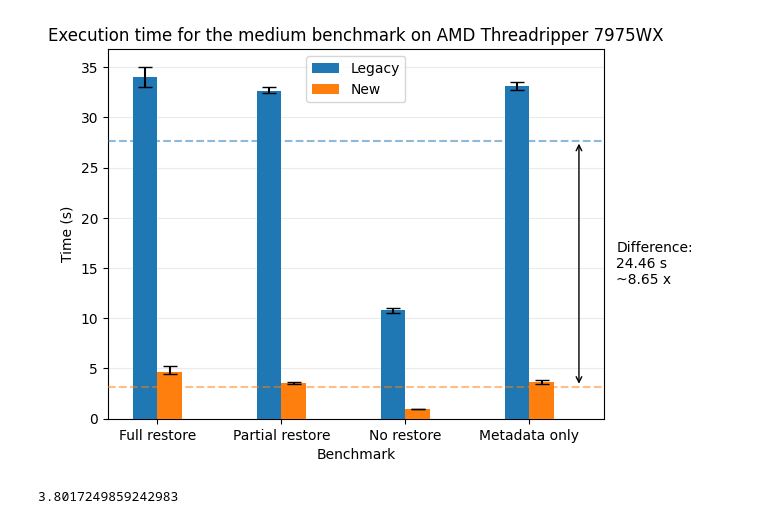
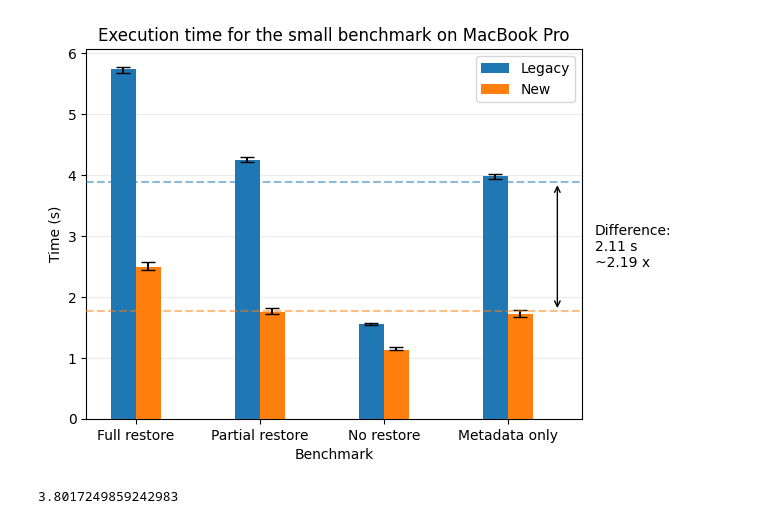
Before and after one commit to carljohnsen/duplicati-blogpost, a Jupyter notebook: WIP-restore/benchmark/plotting.ipynb, the cells around one changed output. Saved outputs shown, nothing was run; the diff lists cells and outputs as text; code cells hidden in the pictures.

Commit message:
Redrew the plots

```diff
--- a/WIP-restore/benchmark/plotting.ipynb
+++ b/WIP-restore/benchmark/plotting.ipynb
@@ -85,35 +85,35 @@ def plot_bars_regular(runs, host, size, host_label, omit_title=False):
         plt.bar(np.arange(len(benchmarks)) + off, means, yerr=[means-mins, maxs-means], capsize=5, width=.2, label=label, zorder=3)
         off += width
     plt.legend()
 
     plt.hlines(super_means[0], -.5, len(benchmarks)-.5, colors=colors[0], alpha=.5, linestyles='dashed', label='Legacy mean', zorder=4)
     plt.hlines(super_means[1], -.5, len(benchmarks)-.5, colors=colors[1], alpha=.5, linestyles='dashed', label='New mean', zorder=4)
     #plt.hlines(super_means[2], -.5, len(benchmarks)-.5, colors=colors[2], alpha=.5, linestyles='dashed', label='New mean', zorder=4)
 
     # Highlight the difference between the two means
     average_speedup = super_means[0]/super_means[1]
     plt.annotate('', xy=(3.3, super_means[1]), xytext=(3.3, super_means[0]), arrowprops=dict(arrowstyle='<->', color='black'))
     plt.text(3.6, (super_means[0]+super_means[1])/2, f'Difference:\n{np.abs(super_means[1]-super_means[0]):.2f} s\n~{average_speedup:.2f} x', verticalalignment='center', horizontalalignment='left')
 
     #plt.annotate('', xy=(3.3, super_means[2]), xytext=(3.3, super_means[1]), arrowprops=dict(arrowstyle='<->', color='black'))
     #plt.text(3.6, (super_means[1]+super_means[2])/2, f'Difference:\n{np.abs(super_means[2]-super_means[1]):.2f} ms\n~{super_means[1]/super_means[2]:.2f} x', verticalalignment='center', horizontalalignment='left')
 
     #plt.text(3.6, super_means[2]/2, f'Total:\n{np.abs(super_means[2]-super_means[0]):.2f} ms\n~{super_means[0]/super_means[2]:.2f} x', verticalalignment='center', horizontalalignment='left')
 
     plt.xticks(np.arange(len(benchmarks))-.5*width, benchmarks_labels)
     plt.xlim(-.5, len(benchmarks)-.5)
     plt.ylabel('Time (s)')
     plt.xlabel('Benchmark')
     if not omit_title:
         plt.title(f'Execution time for the {size} benchmark on {host_label}')
     plt.grid(axis='y', alpha=.25, zorder=0)
 
     return average_speedup
 
-plot_bars_regular(runs, hosts[3], 'medium', hosts_labels[3])
+plot_bars_regular(runs, hosts[0], 'small', hosts_labels[0])
 plt.show()
 # %% [output]
-[figure, old version]
+[figure, new version]
 # %%
 if not os.path.exists(figures_dir):
     os.mkdir(figures_dir)
```
Also changed, not shown: parts of 3 cells of this notebook, 23 other files.
